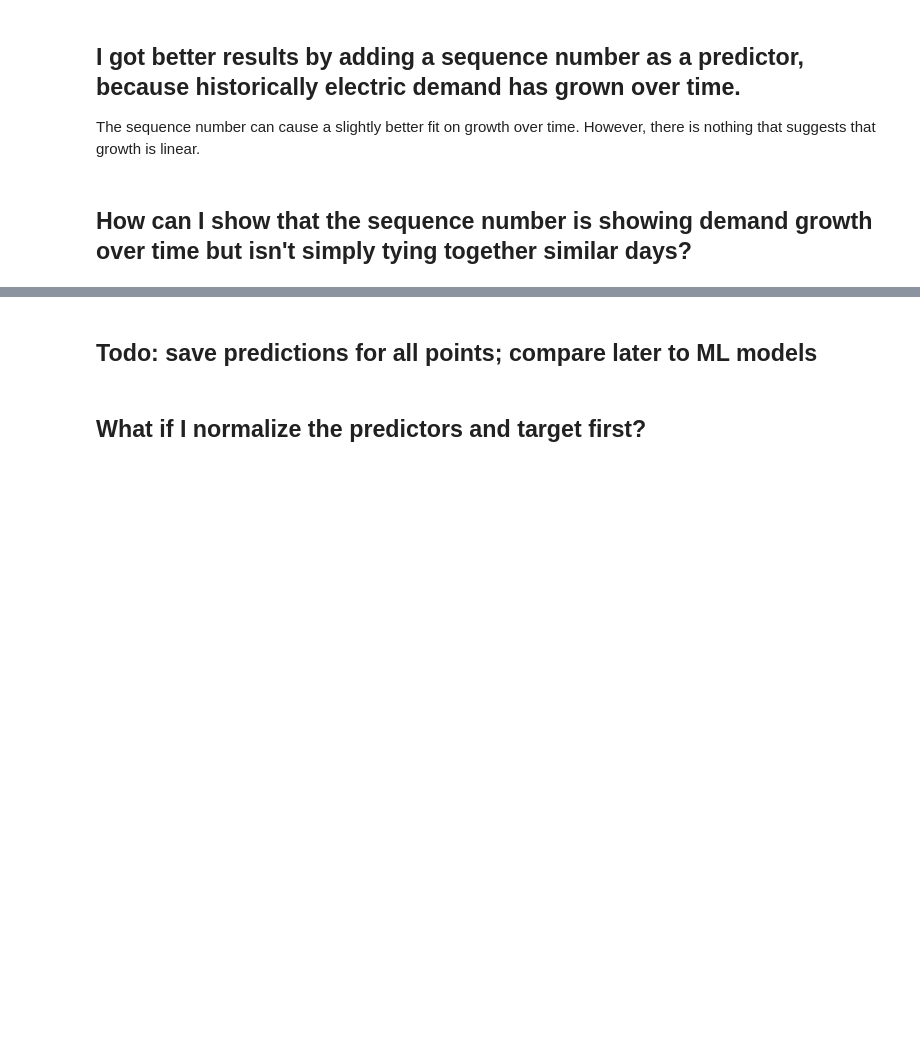
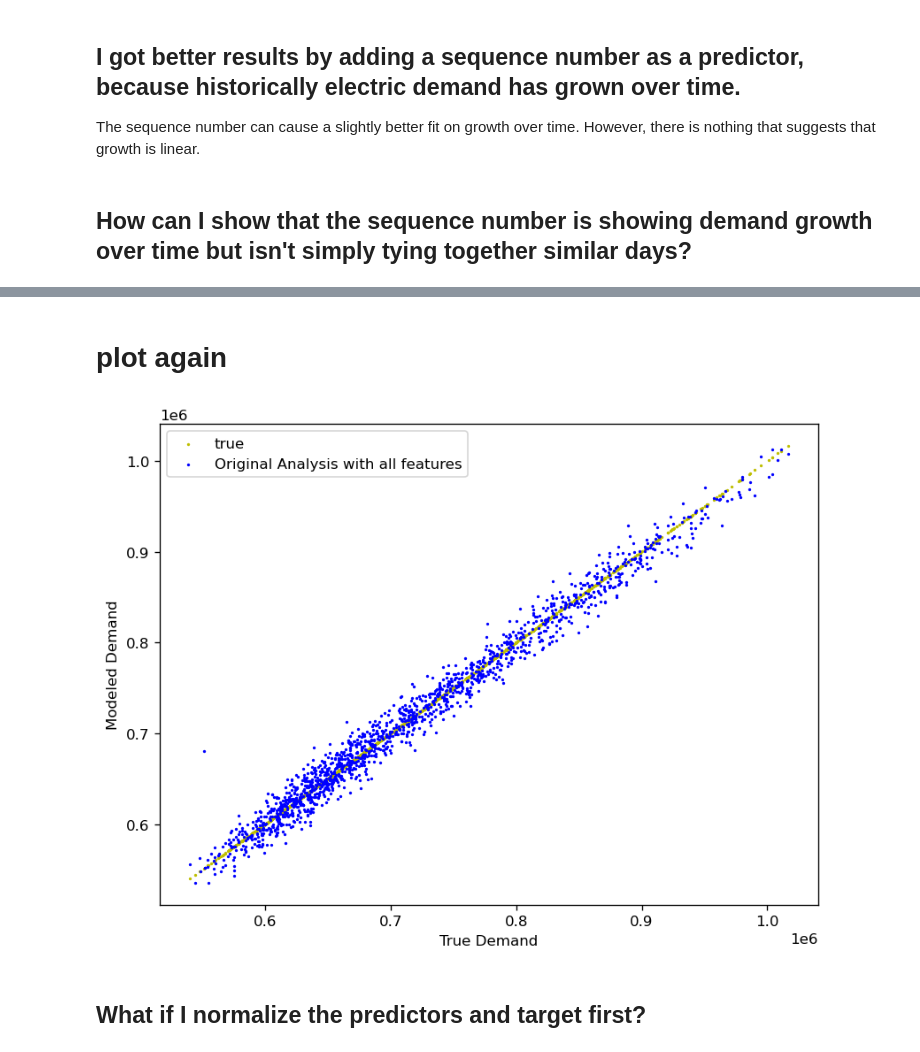
Before and after one commit to k5dru/CPSC_5383, a Jupyter notebook: 03_original_linear.ipynb, the cells around one changed output, grey strips where cells are left out. Saved outputs shown, nothing was run; the diff lists cells and outputs as text; code cells hidden in the pictures; blank space fills up the shorter version.

```diff
--- a/03_original_linear.ipynb
+++ b/03_original_linear.ipynb
@@ -183,8 +201,12 @@ Notes:
 [1] Standard Errors assume that the covariance matrix of the errors is correctly specified.
 [2] The smallest eigenvalue is 4.01e-28. This might indicate that there are
 strong multicollinearity problems or that the design matrix is singular.
-# %% [markdown]
-## Todo:  save predictions for all points; compare later to ML models
+# %% [markdown]
+# plot again
+# %%
+myplot ("Original Analysis with all features", y, predictions)
+# %% [output]
+[figure, added]
 # %% [markdown]
 ## What if I normalize the predictors and target first?
 # %%
```
Also changed, not shown: parts of 9 cells of this notebook, 5 other files.
